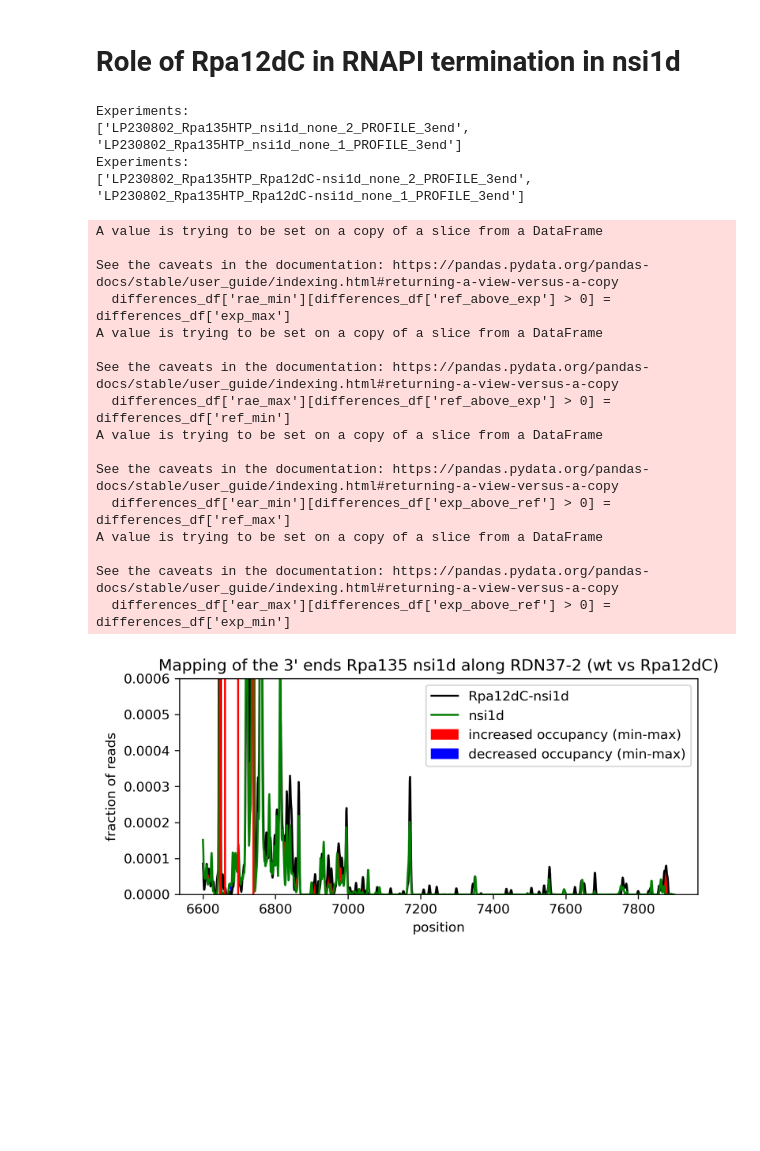
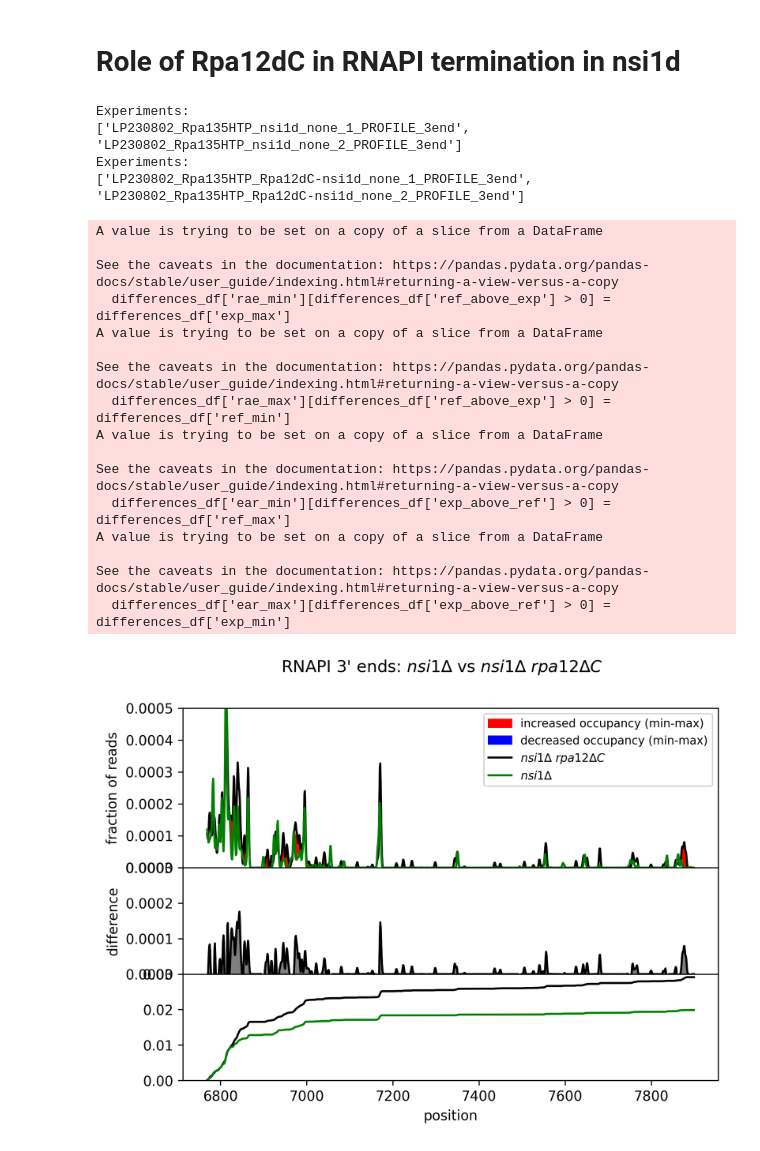
Before and after one commit to tturowski/Pol1_termination_MS, a Jupyter notebook: 05_notebooks/Fig_2_Rpa12dC.ipynb, the cells around one changed output. Cells and saved outputs as stored; diff of their text form; code cells hidden in the pictures; blank space fills up the shorter version.

```diff
--- a/05_notebooks/Fig_2_Rpa12dC.ipynb
+++ b/05_notebooks/Fig_2_Rpa12dC.ipynb
@@ -493,33 +603,33 @@ See the caveats in the documentation: https://pandas.pydata.org/pandas-docs/stab
 # %%
 a = tt.profiles.preprocess(df01b_RDN372_datasets_3end,let_in=['LP230802','Rpa135HTP_nsi1d_none'],let_out=["a_",'b_'], stats=True)
 b = tt.profiles.preprocess(df01b_RDN372_datasets_3end,let_in=['LP230802','Rpa135HTP_Rpa12dC-nsi1d_none'],let_out=["a_",'b_'], stats=True)
 
-start=6600+1300
+start=6739+30+1300
 stop=7900+1300
-tt.plotting.plot_diff(ref=a, dataset=b,figsize=(7,3),label1='nsi1d',label2='Rpa12dC-nsi1d',
-                           title="Mapping of the 3' ends Rpa135 nsi1d along RDN37-2 (wt vs Rpa12dC)",plot_ranges=False,
-                           dpi=300,offset=1300, ylim=(0,0.0006),ranges='mm',
+plot_diff3(ref=a, dataset=b,figsize=(7,5),label1='$\it{nsi1∆}$',label2='$\it{nsi1∆}$ $\it{rpa12∆C}$',
+                           title="RNAPI 3' ends: $\it{nsi1∆}$ vs $\it{nsi1∆}$ $\it{rpa12∆C}$",plot_ranges=False,
+                           dpi=300,offset=1300, ylim=(0,0.0005),ranges='mm',
                            h_lines=[i-300 for i in cleavage_sites.values()],
-                           start=start, stop=stop, fname='Fig_S2H_Rpa12dC_effect_in_nsi1d_background.png')
+                           start=start, stop=stop, fname='Fig_S2I_Rpa12dC_effect_in_nsi1d_background.png')
 # %% [output]
 Experiments:
-['LP230802_Rpa135HTP_nsi1d_none_2_PROFILE_3end', 'LP230802_Rpa135HTP_nsi1d_none_1_PROFILE_3end']
+['LP230802_Rpa135HTP_nsi1d_none_1_PROFILE_3end', 'LP230802_Rpa135HTP_nsi1d_none_2_PROFILE_3end']
 Experiments:
-['LP230802_Rpa135HTP_Rpa12dC-nsi1d_none_2_PROFILE_3end', 'LP230802_Rpa135HTP_Rpa12dC-nsi1d_none_1_PROFILE_3end']
+['LP230802_Rpa135HTP_Rpa12dC-nsi1d_none_1_PROFILE_3end', 'LP230802_Rpa135HTP_Rpa12dC-nsi1d_none_2_PROFILE_3end']
 A value is trying to be set on a copy of a slice from a DataFrame
 
 See the caveats in the documentation: https://pandas.pydata.org/pandas-docs/stable/user_guide/indexing.html#returning-a-view-versus-a-copy
   differences_df['rae_min'][differences_df['ref_above_exp'] > 0] = differences_df['exp_max']
 A value is trying to be set on a copy of a slice from a DataFrame
 
 See the caveats in the documentation: https://pandas.pydata.org/pandas-docs/stable/user_guide/indexing.html#returning-a-view-versus-a-copy
   differences_df['rae_max'][differences_df['ref_above_exp'] > 0] = differences_df['ref_min']
 A value is trying to be set on a copy of a slice from a DataFrame
 
 See the caveats in the documentation: https://pandas.pydata.org/pandas-docs/stable/user_guide/indexing.html#returning-a-view-versus-a-copy
   differences_df['ear_min'][differences_df['exp_above_ref'] > 0] = differences_df['ref_max']
 A value is trying to be set on a copy of a slice from a DataFrame
 
 See the caveats in the documentation: https://pandas.pydata.org/pandas-docs/stable/user_guide/indexing.html#returning-a-view-versus-a-copy
   differences_df['ear_max'][differences_df['exp_above_ref'] > 0] = differences_df['exp_min']
-[figure, old version]
+[figure, new version]
```
Also changed, not shown: parts of 15 cells of this notebook, 37 other files.
